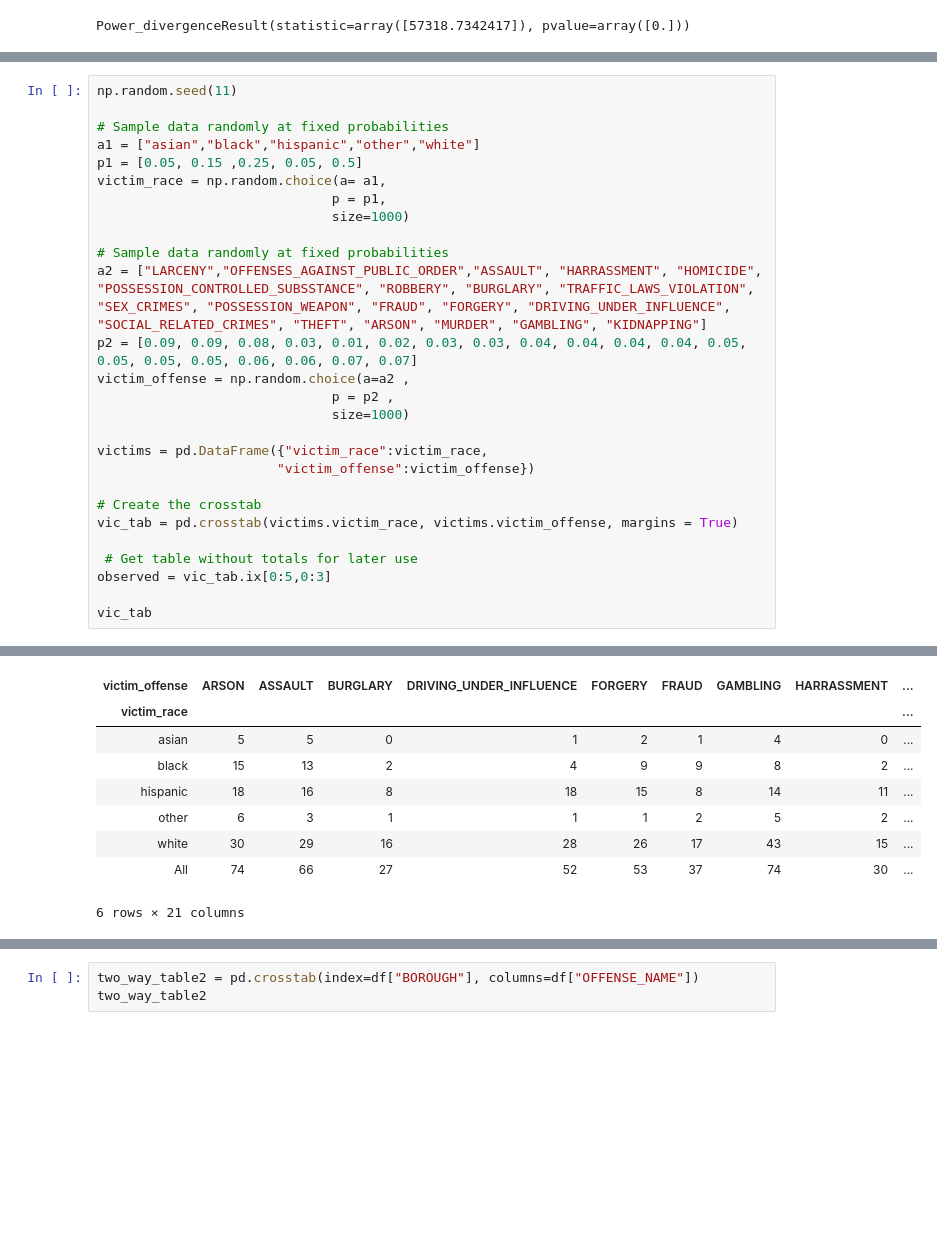
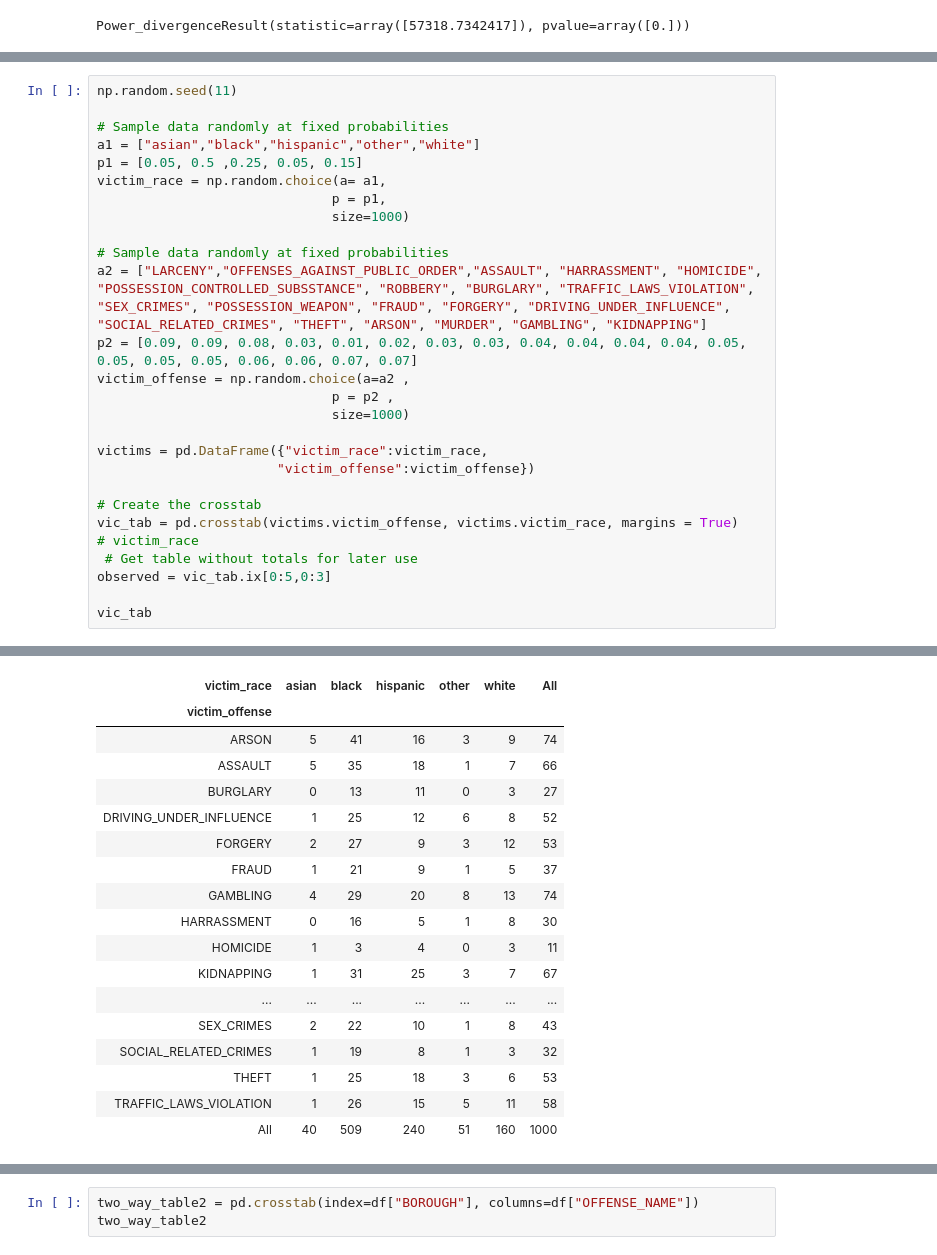
Before and after one commit to elizabeamedalla/Capstone-1, a Jupyter notebook: Data Analysis.ipynb, the cells around one changed output, grey strips where cells are left out. Cells and saved outputs as stored; diff of their text form; blank space fills up the shorter version.

```diff
--- a/Data Analysis.ipynb
+++ b/Data Analysis.ipynb
@@ -562,48 +579,57 @@ np.random.seed(11)
 
 # Sample data randomly at fixed probabilities
 a1 = ["asian","black","hispanic","other","white"]
-p1 = [0.05, 0.15 ,0.25, 0.05, 0.5]
+p1 = [0.05, 0.5 ,0.25, 0.05, 0.15]
 victim_race = np.random.choice(a= a1,
                               p = p1,
                               size=1000)
 
 # Sample data randomly at fixed probabilities
 a2 = ["LARCENY","OFFENSES_AGAINST_PUBLIC_ORDER","ASSAULT", "HARRASSMENT", "HOMICIDE", "POSSESSION_CONTROLLED_SUBSSTANCE", "ROBBERY", "BURGLARY", "TRAFFIC_LAWS_VIOLATION", "SEX_CRIMES", "POSSESSION_WEAPON", "FRAUD", "FORGERY", "DRIVING_UNDER_INFLUENCE", "SOCIAL_RELATED_CRIMES", "THEFT", "ARSON", "MURDER", "GAMBLING", "KIDNAPPING"]
 p2 = [0.09, 0.09, 0.08, 0.03, 0.01, 0.02, 0.03, 0.03, 0.04, 0.04, 0.04, 0.04, 0.05, 0.05, 0.05, 0.05, 0.06, 0.06, 0.07, 0.07]
 victim_offense = np.random.choice(a=a2 ,
                               p = p2 ,
                               size=1000)
 
 victims = pd.DataFrame({"victim_race":victim_race,
                        "victim_offense":victim_offense})
 
 # Create the crosstab
-vic_tab = pd.crosstab(victims.victim_race, victims.victim_offense, margins = True)
-
+vic_tab = pd.crosstab(victims.victim_offense, victims.victim_race, margins = True)
+# victim_race
  # Get table without totals for later use
 observed = vic_tab.ix[0:5,0:3]
 
 vic_tab
 # %% [output]
 .ix is deprecated. Please use
 .loc for label based indexing or
 .iloc for positional indexing
 
 See the documentation here:
 http://pandas.pydata.org/pandas-docs/stable/user_guide/indexing.html#ix-indexer-is-deprecated
 .ix is deprecated. Please use
 .loc for label based indexing or
 .iloc for positional indexing
 
 See the documentation here:
 http://pandas.pydata.org/pandas-docs/stable/user_guide/indexing.html#ix-indexer-is-deprecated
   retval = getattr(retval, self.name)._getitem_axis(key, axis=i)
-| victim_offense | ARSON | ASSAULT | BURGLARY | DRIVING_UNDER_INFLUENCE | FORGERY | FRAUD | GAMBLING | HARRASSMENT | ... |
-| victim_race |  |  |  |  |  |  |  |  | ... |
-| asian | 5 | 5 | 0 | 1 | 2 | 1 | 4 | 0 | ... |
-| black | 15 | 13 | 2 | 4 | 9 | 9 | 8 | 2 | ... |
-| hispanic | 18 | 16 | 8 | 18 | 15 | 8 | 14 | 11 | ... |
-| other | 6 | 3 | 1 | 1 | 1 | 2 | 5 | 2 | ... |
-| white | 30 | 29 | 16 | 28 | 26 | 17 | 43 | 15 | ... |
-| All | 74 | 66 | 27 | 52 | 53 | 37 | 74 | 30 | ... |
+| victim_race | asian | black | hispanic | other | white | All |
+| victim_offense |  |  |  |  |  |  |
+| ARSON | 5 | 41 | 16 | 3 | 9 | 74 |
+| ASSAULT | 5 | 35 | 18 | 1 | 7 | 66 |
+| BURGLARY | 0 | 13 | 11 | 0 | 3 | 27 |
+| DRIVING_UNDER_INFLUENCE | 1 | 25 | 12 | 6 | 8 | 52 |
+| FORGERY | 2 | 27 | 9 | 3 | 12 | 53 |
+| FRAUD | 1 | 21 | 9 | 1 | 5 | 37 |
+| GAMBLING | 4 | 29 | 20 | 8 | 13 | 74 |
+| HARRASSMENT | 0 | 16 | 5 | 1 | 8 | 30 |
+| HOMICIDE | 1 | 3 | 4 | 0 | 3 | 11 |
+| KIDNAPPING | 1 | 31 | 25 | 3 | 7 | 67 |
+| ... | ... | ... | ... | ... | ... | ... |
+| SEX_CRIMES | 2 | 22 | 10 | 1 | 8 | 43 |
+| SOCIAL_RELATED_CRIMES | 1 | 19 | 8 | 1 | 3 | 32 |
+| THEFT | 1 | 25 | 18 | 3 | 6 | 53 |
+| TRAFFIC_LAWS_VIOLATION | 1 | 26 | 15 | 5 | 11 | 58 |
+| All | 40 | 509 | 240 | 51 | 160 | 1000 |
-6 rows × 21 columns
```
Also changed, not shown: parts of 25 cells of this notebook.
